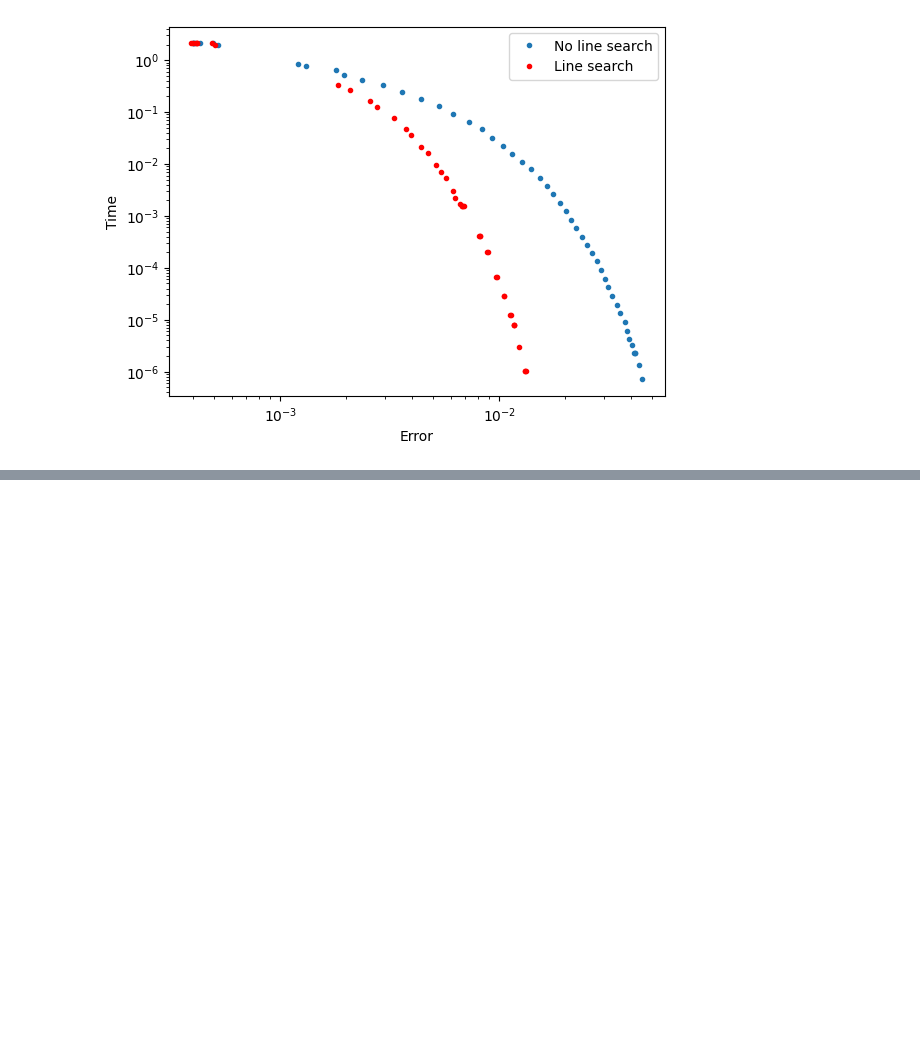
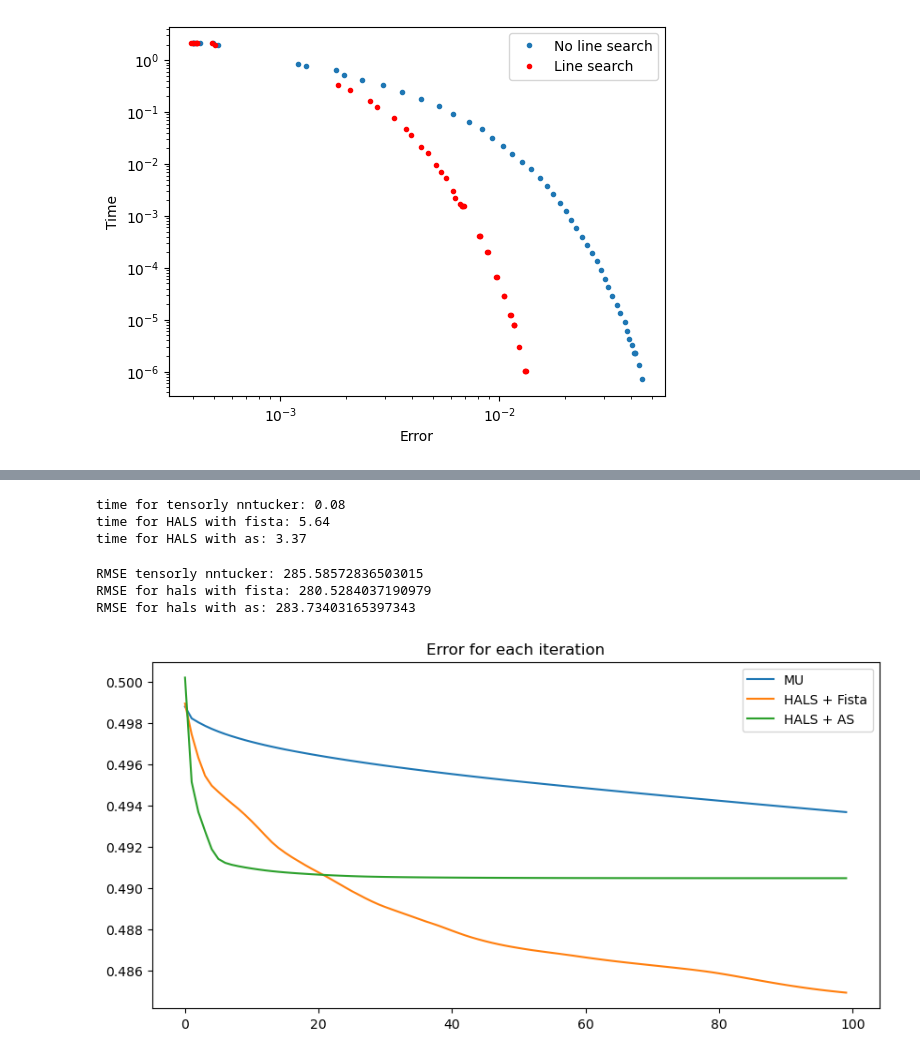
Before and after one commit to vlladyg/ML_coding_series, a Jupyter notebook: tensorly/Tensorly_main_tests2.ipynb, the cells around one changed output, grey strips where cells are left out. Drawn from its saved outputs; the diff is of its cells as text; code cells hidden in the pictures; blank space fills up the shorter version.

```diff
--- a/tensorly/Tensorly_main_tests2.ipynb
+++ b/tensorly/Tensorly_main_tests2.ipynb
@@ -296,0 +404,57 @@ plt.show()
+# %%
+# tensor generation
+array = np.random.randint(1000, size=(10, 30, 40))
+tensor = tl.tensor(array, dtype="float")
+# %%
+tic = time.time()
+tensor_mu, error_mu = non_negative_tucker(
+    tensor, rank=[5, 5, 5], tol=1e-12, n_iter_max=100, return_errors=True
+)
+tucker_reconstruction_mu = tl.tucker_to_tensor(tensor_mu)
+time_mu = time.time() - tic
+# %%
+ticnew = time.time()
+tensor_hals_fista, error_fista = non_negative_tucker_hals(
+    tensor, rank=[5, 5, 5], algorithm="fista", return_errors=True
+)
+tucker_reconstruction_fista = tl.tucker_to_tensor(tensor_hals_fista)
+time_fista = time.time() - ticnew
+# %%
+ticnew = time.time()
+tensor_hals_as, error_as = non_negative_tucker_hals(
+    tensor, rank=[5, 5, 5], algorithm="active_set", return_errors=True
+)
+tucker_reconstruction_as = tl.tucker_to_tensor(tensor_hals_as)
+time_as = time.time() - ticnew
+# %%
+print("time for tensorly nntucker:" + " " + str(f"{time_mu:.2f}"))
+print("time for HALS with fista:" + " " + str(f"{time_fista:.2f}"))
+print("time for HALS with as:" + " " + str(f"{time_as:.2f}"))
+# %% [output]
+time for tensorly nntucker: 0.08
+time for HALS with fista: 5.64
+time for HALS with as: 3.37
+# %%
+print("RMSE tensorly nntucker:" + " " + str(RMSE(tensor, tucker_reconstruction_mu)))
+print(
+    "RMSE for hals with fista:" + " " + str(RMSE(tensor, tucker_reconstruction_fista))
+)
+print("RMSE for hals with as:" + " " + str(RMSE(tensor, tucker_reconstruction_as)))
+# %% [output]
+RMSE tensorly nntucker: 285.58572836503015
+RMSE for hals with fista: 280.5284037190979
+RMSE for hals with as: 283.73403165397343
+# %%
+def each_iteration(a, b, c, title):
+    fig = plt.figure()
+    fig.set_size_inches(10, fig.get_figheight(), forward=True)
+    plt.plot(a)
+    plt.plot(b)
+    plt.plot(c)
+    plt.title(str(title))
+    plt.legend(["MU", "HALS + Fista", "HALS + AS"], loc="upper right")
+
+
+each_iteration(error_mu, error_fista, error_as, "Error for each iteration")
+# %% [output]
+[figure, added]
```
Also changed, not shown: parts of 38 cells of this notebook.
